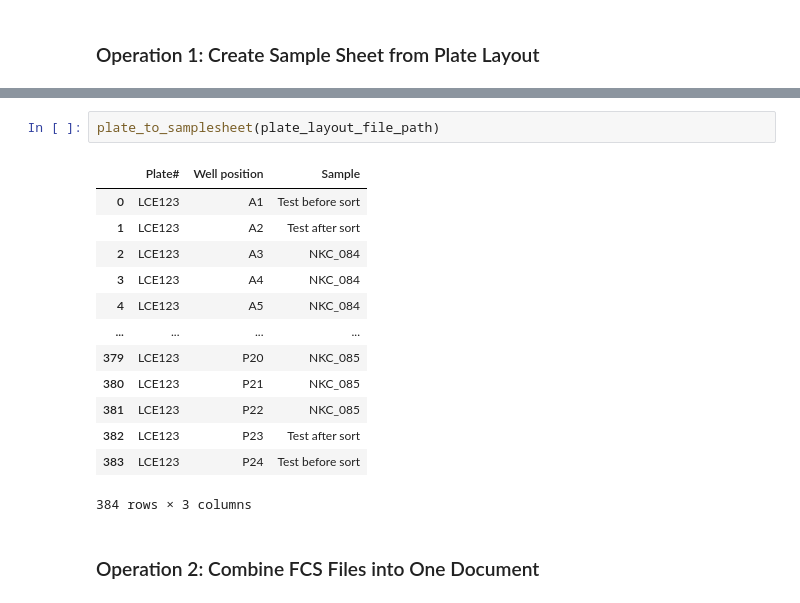
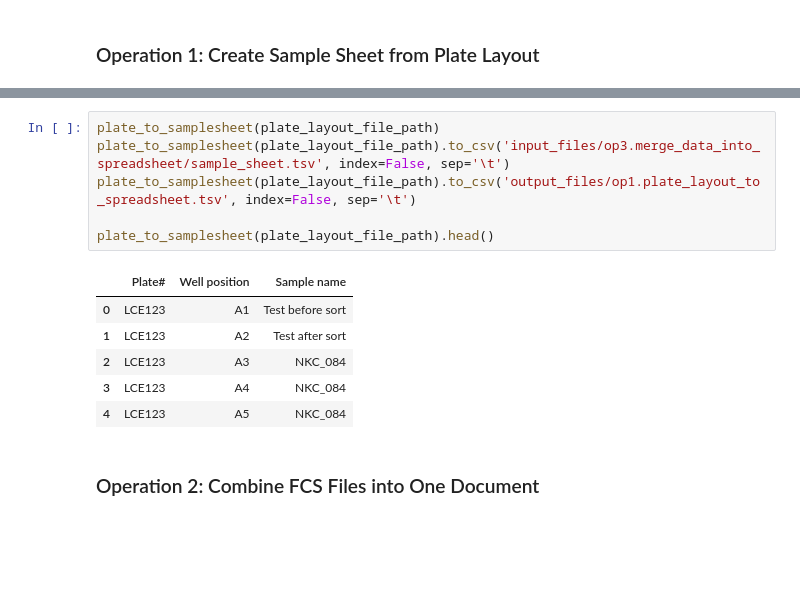
Before and after one commit to WEHI-RCPStudentInternship/Genomics-Metadata-Multiplexing, a Jupyter notebook: test_infrastructure/test_operations.ipynb, the cells around one changed output, grey strips where cells are left out. Cells and saved outputs as stored; diff of their text form; blank space fills up the shorter version.

```diff
--- a/test_infrastructure/test_operations.ipynb
+++ b/test_infrastructure/test_operations.ipynb
@@ -36,20 +36,17 @@ primer_index_file_path = path / "op4.merge_primer_index" / "primer_index_templat
 **How It Works:** This operation takes the visual and textual information from the Plate Layout sheet and organizes it into a tabular format that is easier to use for further analysis.
 # %%
 plate_to_samplesheet(plate_layout_file_path)
+plate_to_samplesheet(plate_layout_file_path).to_csv('input_files/op3.merge_data_into_spreadsheet/sample_sheet.tsv', index=False, sep='\t')
+plate_to_samplesheet(plate_layout_file_path).to_csv('output_files/op1.plate_layout_to_spreadsheet.tsv', index=False, sep='\t')
+
+plate_to_samplesheet(plate_layout_file_path).head()
 # %% [output]
-|  | Plate# | Well position | Sample |
+|  | Plate# | Well position | Sample name |
 | 0 | LCE123 | A1 | Test before sort |
 | 1 | LCE123 | A2 | Test after sort |
 | 2 | LCE123 | A3 | NKC_084 |
 | 3 | LCE123 | A4 | NKC_084 |
 | 4 | LCE123 | A5 | NKC_084 |
-| ... | ... | ... | ... |
-| 379 | LCE123 | P20 | NKC_085 |
-| 380 | LCE123 | P21 | NKC_085 |
-| 381 | LCE123 | P22 | NKC_085 |
-| 382 | LCE123 | P23 | Test after sort |
-| 383 | LCE123 | P24 | Test before sort |
-384 rows × 3 columns
 # %% [markdown]
 ### Operation 2: Combine FCS Files into One Document
 # %% [markdown]
```
Also changed, not shown: parts of 7 cells of this notebook.
